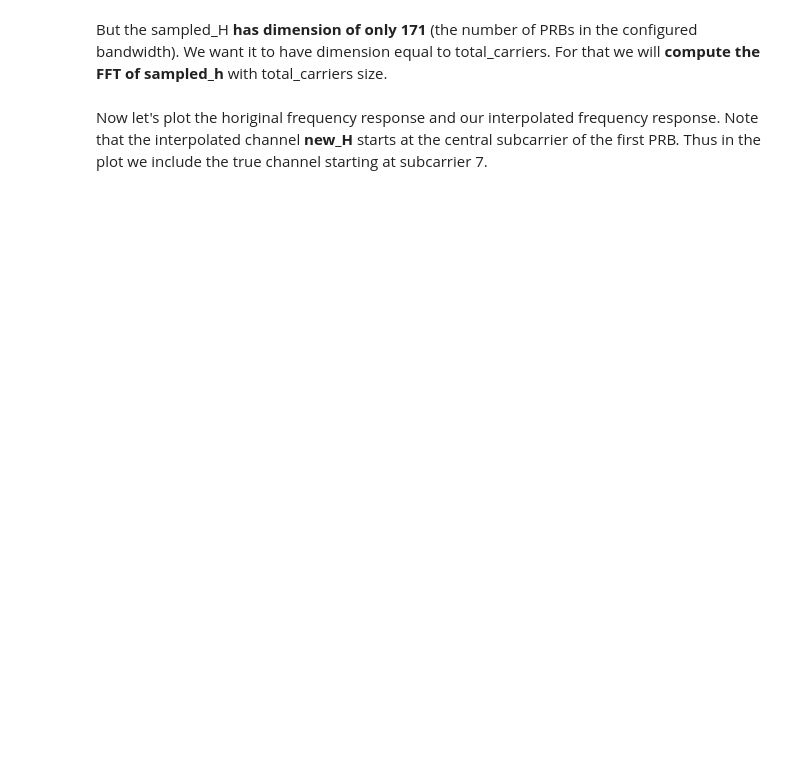
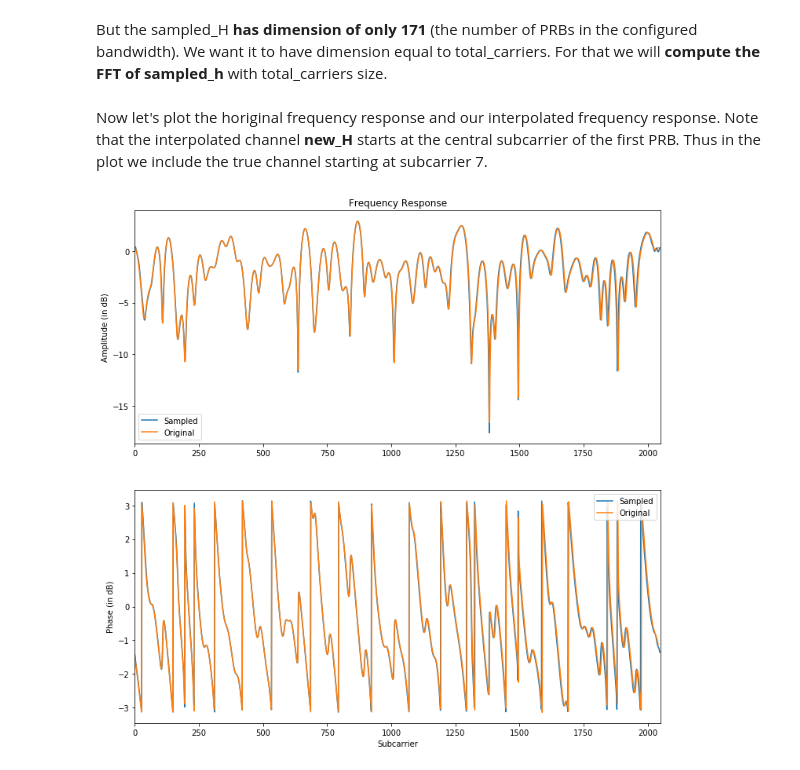
Before and after one commit to darcamo/pyphysim, a Jupyter notebook: ipython_notebooks/TDL_Channel_Frequency_Response.ipynb, the cells around one changed output. Saved outputs shown, nothing was run; the diff lists cells and outputs as text; code cells hidden in the pictures; blank space fills up the shorter version.

```diff
--- a/ipython_notebooks/TDL_Channel_Frequency_Response.ipynb
+++ b/ipython_notebooks/TDL_Channel_Frequency_Response.ipynb
@@ -205,21 +226,23 @@ Now let's plot the horiginal frequency response and our interpolated frequency r
 # %%
 plt.figure(figsize=(12,12))
 plt.subplot(2,1,1)
 plt.title("Frequency Response")
 plt.plot(linear2dB(np.abs(new_H)))
 plt.xlim(0,2050)
-plt.hold(True)
+# plt.hold(True)
 plt.plot(linear2dB(np.abs(H[6:])))
 plt.legend(['Sampled', 'Original'], loc='best')
 plt.ylabel('Amplitude (in dB)')
 
 plt.subplot(2,1,2)
 plt.plot((np.angle(new_H)))
-plt.hold(True)
+# plt.hold(True)
 plt.plot((np.angle(H[6:])))
 plt.legend(['Sampled', 'Original'])
 plt.ylabel('Phase (in dB)')
 plt.xlabel('Subcarrier')
 plt.xlim(0,2050)
 
 plt.show()
+# %% [output]
+[figure, added]
```
Also changed, not shown: parts of 12 cells of this notebook, 14 other files.
